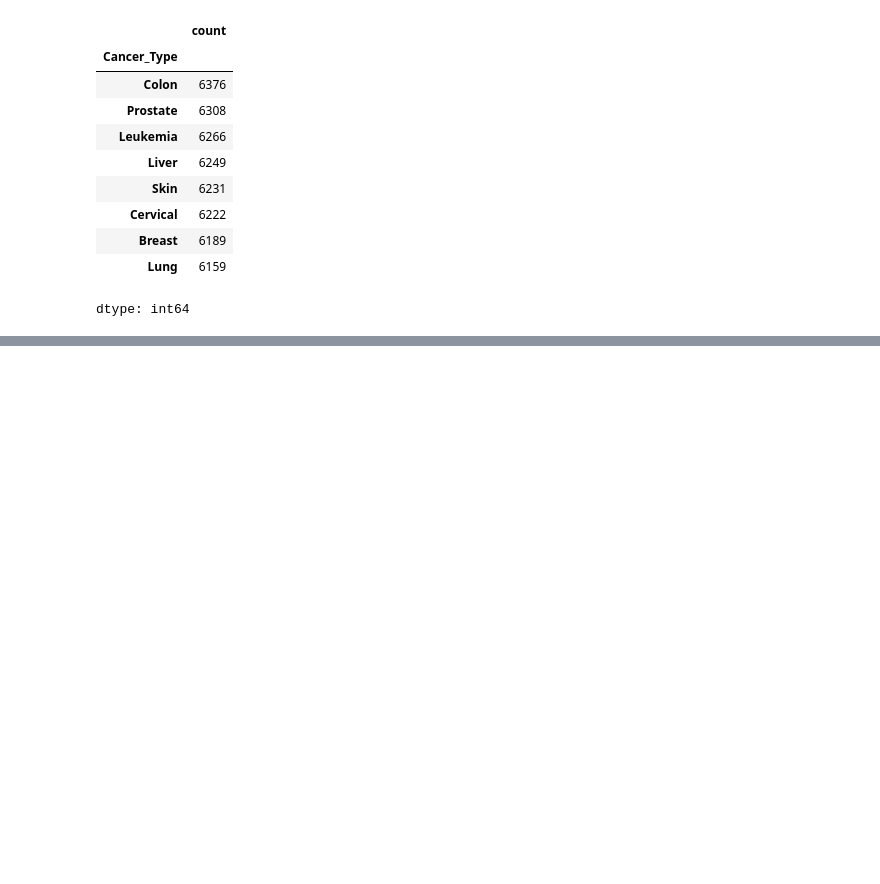
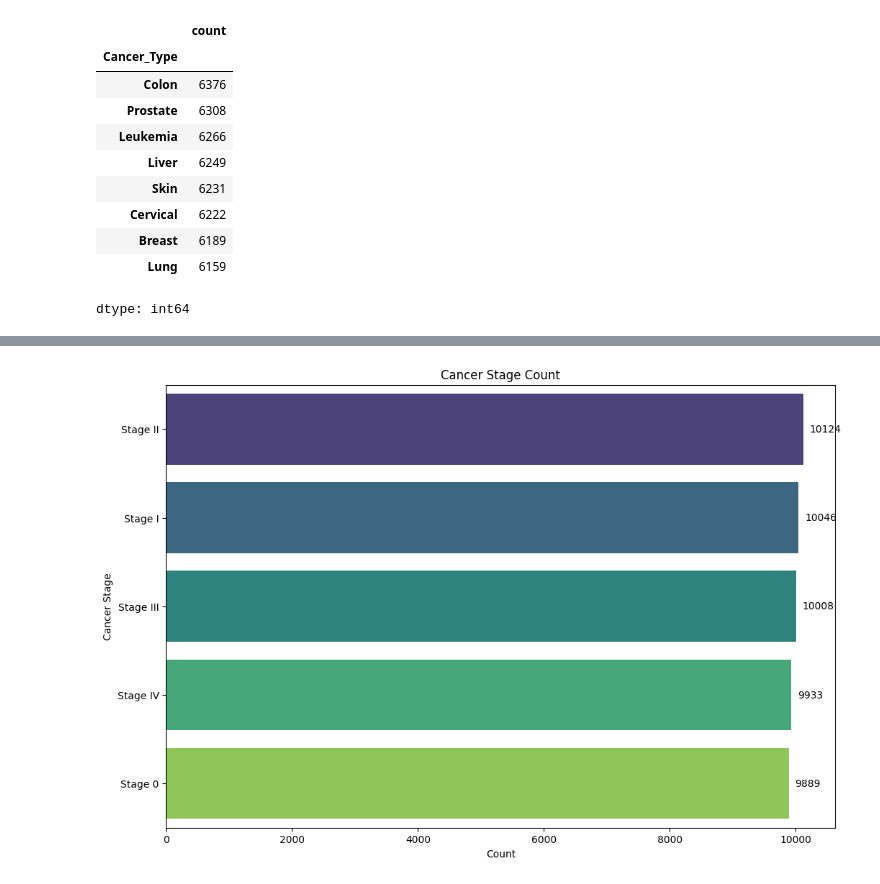
Before and after one commit to khilan16/khilan16, a Jupyter notebook: Comprehensive_EDA_and_Inferential_Analysis.ipynb, the cells around one changed output, grey strips where cells are left out. Drawn from its saved outputs; the diff is of its cells as text; code cells hidden in the pictures; blank space fills up the shorter version.

```diff
--- a/Comprehensive_EDA_and_Inferential_Analysis.ipynb
+++ b/Comprehensive_EDA_and_Inferential_Analysis.ipynb
@@ -189,0 +236,15 @@ dtype: int64
+# %%
+plt.figure(figsize=(12,8))
+
+sns.barplot(x=df['Cancer_Stage'].value_counts().values,
+                    y=df['Cancer_Stage'].value_counts().index,
+                    palette='viridis')
+
+for i,v in enumerate(df['Cancer_Stage'].value_counts().values):
+  plt.text(v + 100, i, str(v), ha='left', va='center')
+plt.title("Cancer Stage Count")
+plt.xlabel('Count')
+plt.ylabel('Cancer Stage')
+plt.show()
+# %% [output]
+[figure, added]
```
Also changed, not shown: parts of 21 cells of this notebook.
